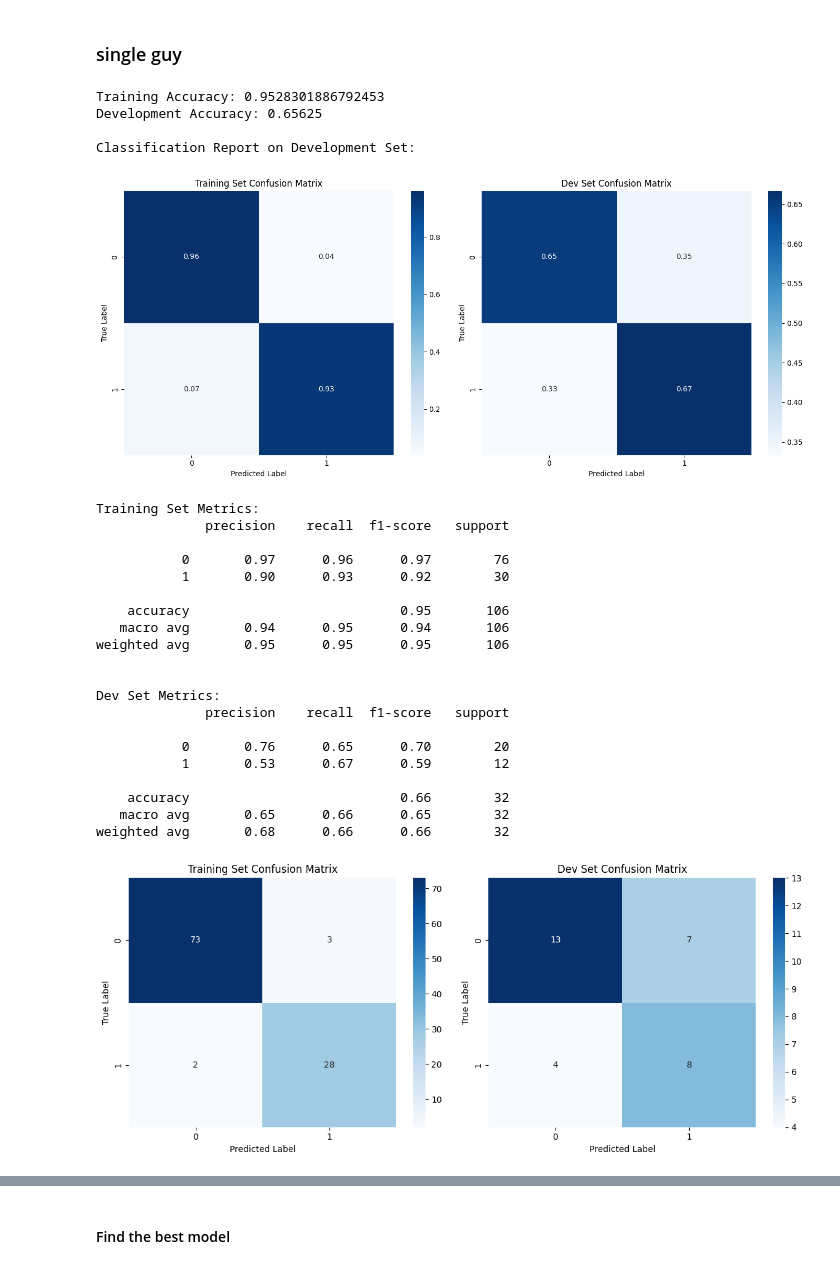
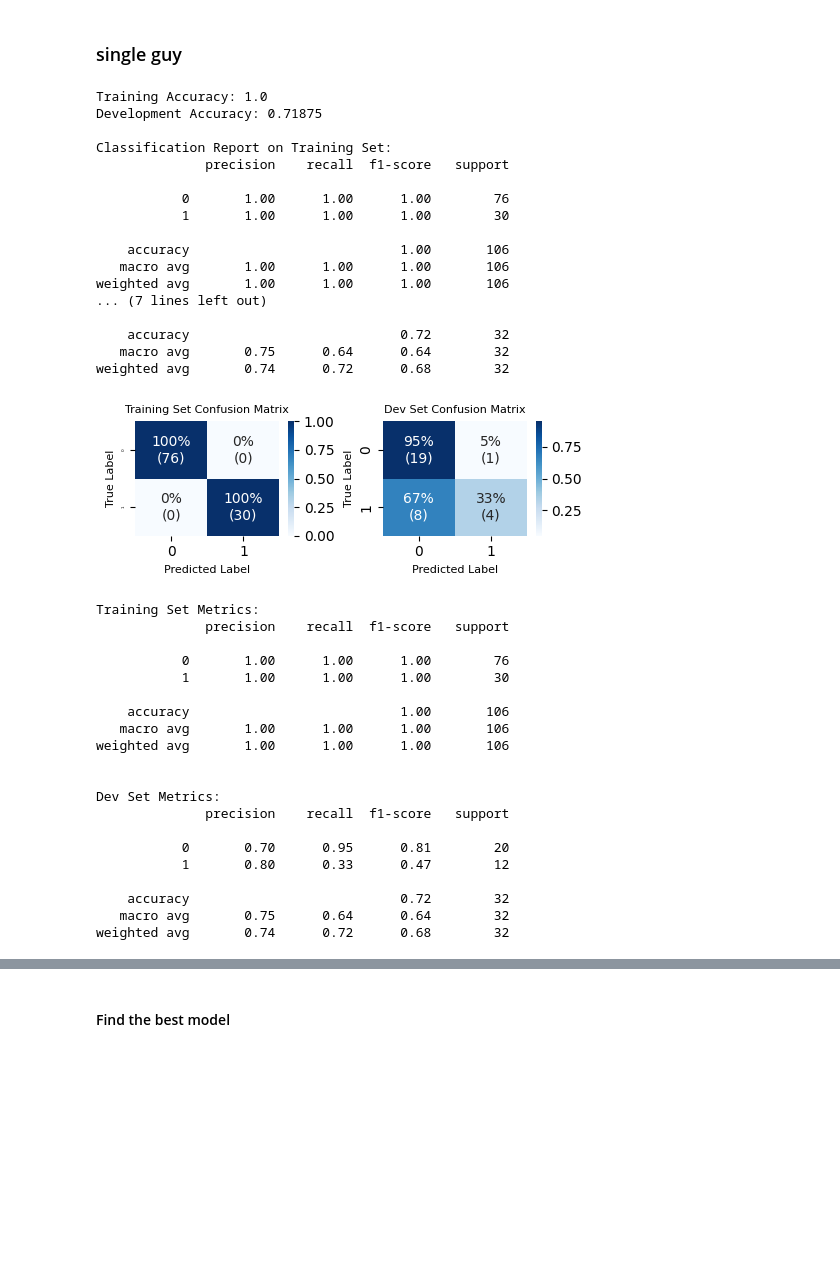
Before and after one commit to csipapicsa/DepressionPrediction, a Jupyter notebook: Model - Decission Tree based on MFCC - DAIC - Binary.ipynb, the cells around one changed output, grey strips where cells are left out. Drawn from its saved outputs; the diff is of its cells as text; code cells hidden in the pictures; blank space fills up the shorter version.

```diff
--- a/Model - Decission Tree based on MFCC - DAIC - Binary.ipynb
+++ b/Model - Decission Tree based on MFCC - DAIC - Binary.ipynb
@@ -250,6 +250,13 @@ def analyze_feature_importance(X_train, y_train, X_dev, top_features_choose="ANO
         })
         top_features = top_features.sort_values('Score', ascending=False)
 
+    elif top_features_choose == "MI":
+        top_features = pd.DataFrame({
+            'Feature': mi_scores['Feature'],
+            'Score': mi_scores['MI_Score']
+        })
+        top_features = top_features.sort_values('Score', ascending=False)
+
 
     #top_features['Average_Rank'] = top_features[['F_Score_Rank', 'MI_Score_Rank', 'RF_Rank']].mean(axis=1)
     #top_features = top_features.sort_values('Average_Rank', ascending=True)
@@ -302,59 +309,75 @@ weighted avg       1.00      1.00      1.00       106
 # %%
 imp.reload(functions_data_viz)
 from functions_data_viz import *
 
-f = 9
+f = 21
 
 top_feature_names = top_features['Feature'].head(f).values
 
 # Select data with top 'f' features
 X_train_selected = X_train[top_feature_names]
 X_dev_selected = X_dev[top_feature_names]
 
 # Train and evaluate model with selected features
-DEPTH = 4
+DEPTH = 5
 clf = DecisionTreeClassifier(random_state=42, max_depth=DEPTH)
+clf = RandomForestClassifier(random_state=42, max_depth=DEPTH)
 # clf = DecisionTreeClassifier(random_state=42)
 clf.fit(X_train_selected, y_train)
 y_pred_dev = clf.predict(X_dev_selected)
 y_pred_train = clf.predict(X_train_selected)
 
 # Calculate and print accuracy
 train_accuracy = accuracy_score(y_train, y_pred_train)
 dev_accuracy = accuracy_score(y_dev, y_pred_dev)
 
 print(f"Training Accuracy: {train_accuracy}")
 print(f"Development Accuracy: {dev_accuracy}")
 
 # Optionally: Output the classification report for each iteration
+print("\nClassification Report on Training Set:")
+print(classification_report(y_train, y_pred_train))
 print("\nClassification Report on Development Set:")
-# print(classification_report(y_dev, y_pred_dev))
-plot_confusion_matrices_rate(clf, X_train_selected, y_train, X_dev_selected, y_dev)
-plot_confusion_matrices_original(clf, X_train_selected, y_train, X_dev_selected, y_dev)
+print(classification_report(y_dev, y_pred_dev))
+# plot_confusion_matrices_rate(clf, X_train_selected, y_train, X_dev_selected, y_dev, show_plot="all", save_plot=True)
+# plot_confusion_matrices_original(clf, X_train_selected, y_train, X_dev_selected, y_dev)
+plot_confusion_matrices_rate(clf, X_train_selected, y_train, X_dev_selected, y_dev, show_plot="all", save=False)
 # %% [output]
-Training Accuracy: 0.9528301886792453
-Development Accuracy: 0.65625
+Training Accuracy: 1.0
+Development Accuracy: 0.71875
 
-Classification Report on Development Set:
+Classification Report on Training Set:
+              precision    recall  f1-score   support
+
+           0       1.00      1.00      1.00        76
+           1       1.00      1.00      1.00        30
+
+    accuracy                           1.00       106
+   macro avg       1.00      1.00      1.00       106
+weighted avg       1.00      1.00      1.00       106
+... (7 lines left out)
+
+    accuracy                           0.72        32
+   macro avg       0.75      0.64      0.64        32
+weighted avg       0.74      0.72      0.68        32
-[figure, old version]
+[figure, new version]
 Training Set Metrics:
               precision    recall  f1-score   support
 
-           0       0.97      0.96      0.97        76
-           1       0.90      0.93      0.92        30
+           0       1.00      1.00      1.00        76
+           1       1.00      1.00      1.00        30
 
-    accuracy                           0.95       106
-   macro avg       0.94      0.95      0.94       106
-weighted avg       0.95      0.95      0.95       106
+    accuracy                           1.00       106
+   macro avg       1.00      1.00      1.00       106
+weighted avg       1.00      1.00      1.00       106
 
 
 Dev Set Metrics:
               precision    recall  f1-score   support
 
-           0       0.76      0.65      0.70        20
-           1       0.53      0.67      0.59        12
+           0       0.70      0.95      0.81        20
+           1       0.80      0.33      0.47        12
 
-    accuracy                           0.66        32
-   macro avg       0.65      0.66      0.65        32
-weighted avg       0.68      0.66      0.66        32
+    accuracy                           0.72        32
+   macro avg       0.75      0.64      0.64        32
+weighted avg       0.74      0.72      0.68        32
-[figure, removed]
```
Also changed, not shown: parts of 3 cells of this notebook, 18 other files.
